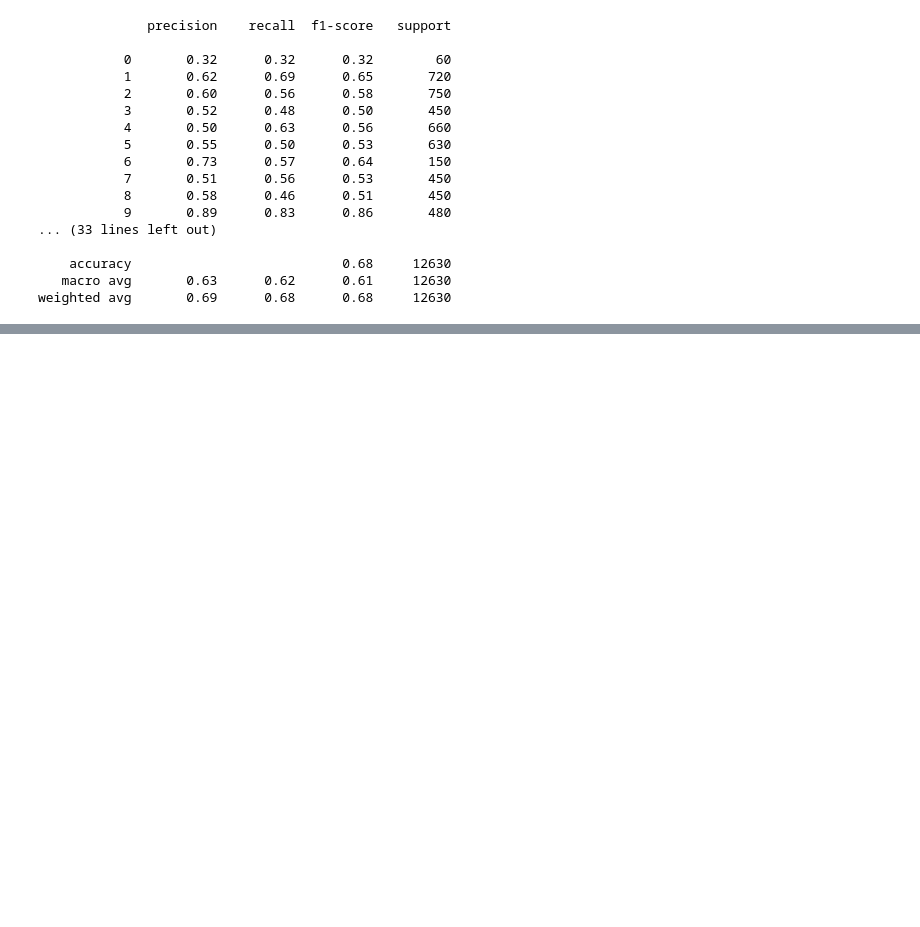
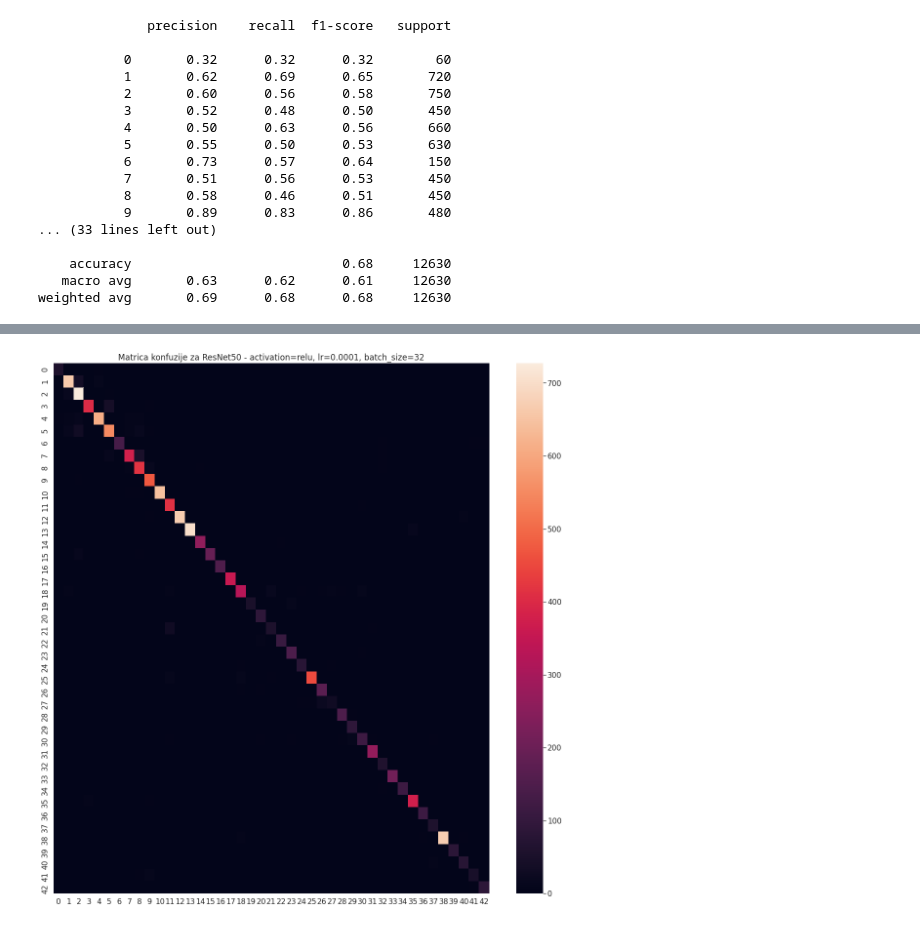
Before and after one commit to DaniloJ97/diplomski, a Jupyter notebook: Rezidualne.ipynb, the cells around one changed output, grey strips where cells are left out. Cells and saved outputs as stored; diff of their text form; code cells hidden in the pictures; blank space fills up the shorter version.

```diff
--- a/Rezidualne.ipynb
+++ b/Rezidualne.ipynb
@@ -1169,0 +1133,6 @@ plt.show()
+# %%
+
+labele_pred9=resnet50.predict(x=slike_test_norm)
+
+
+eval9=resnet50.evaluate(x=slike_test_norm,y=labele_test_one_hot)
@@ -1169,0 +1154,13 @@ plt.show()
+# %%
+labele_pred_conf9=np.argmax(labele_pred9, axis=1)
+labele_test_conf9=labele_test.reshape(labele_pred_conf9.shape[0],)
+conf9=confusion_matrix(labele_test_conf9,labele_pred_conf9)
+
+df_cm = pd.DataFrame(conf9, range(L), range(L))
+plt.figure(figsize=(20,20))
+sn.set(font_scale=1.4)
+sn.heatmap(df_cm)
+plt.title("Matrica konfuzije za ResNet50 - activation=relu, lr=%.4f, batch_size=%i"%(lr,bs))
+plt.show()
+# %% [output]
+[figure, added]
```
Also changed, not shown: parts of 17 cells of this notebook.
